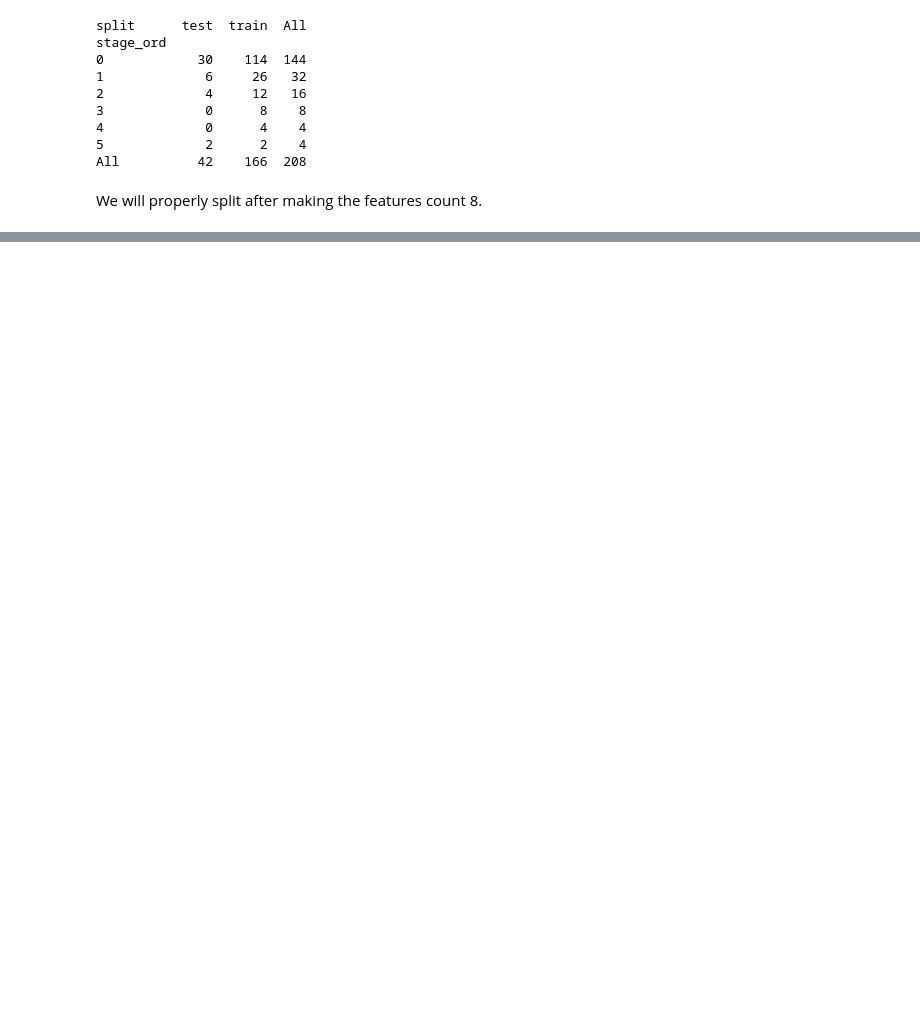
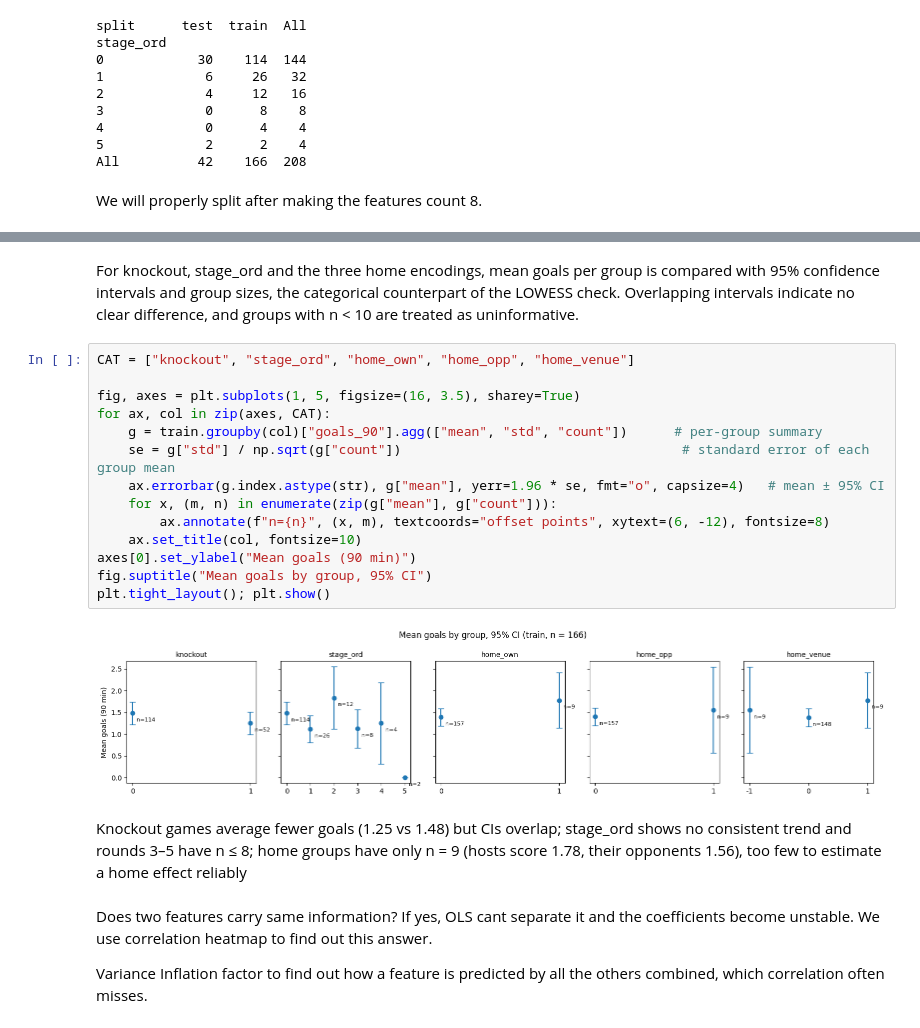
Before and after one commit to birat-timsina/HIT140_Group81, a Jupyter notebook: Assignment-3/Obj2.2/Obj2.2_model.ipynb, the cells around one changed output, grey strips where cells are left out. Saved outputs shown, nothing was run; the diff lists cells and outputs as text; blank space fills up the shorter version.

```diff
--- a/Assignment-3/Obj2.2/Obj2.2_model.ipynb
+++ b/Assignment-3/Obj2.2/Obj2.2_model.ipynb
@@ -65,0 +225,25 @@ We will properly split after making the features count 8.
+# %% [markdown]
+For knockout, stage_ord and the three home encodings, mean goals per group is compared with 95% confidence intervals and group sizes, the categorical counterpart of the LOWESS check.
+Overlapping intervals indicate no clear difference, and groups with n < 10 are treated as uninformative.
+# %%
+CAT = ["knockout", "stage_ord", "home_own", "home_opp", "home_venue"]
+
+fig, axes = plt.subplots(1, 5, figsize=(16, 3.5), sharey=True)
+for ax, col in zip(axes, CAT):
+    g = train.groupby(col)["goals_90"].agg(["mean", "std", "count"])      # per-group summary
+    se = g["std"] / np.sqrt(g["count"])                                    # standard error of each group mean
+    ax.errorbar(g.index.astype(str), g["mean"], yerr=1.96 * se, fmt="o", capsize=4)   # mean ± 95% CI
+    for x, (m, n) in enumerate(zip(g["mean"], g["count"])):
+        ax.annotate(f"n={n}", (x, m), textcoords="offset points", xytext=(6, -12), fontsize=8)
+    ax.set_title(col, fontsize=10)
+axes[0].set_ylabel("Mean goals (90 min)")
+fig.suptitle("Mean goals by group, 95% CI")
+plt.tight_layout(); plt.show()
+# %% [output]
+[figure, added]
+# %% [markdown]
+ Knockout games average fewer goals (1.25 vs 1.48) but CIs overlap; stage_ord shows no consistent trend and rounds 3–5 have n ≤ 8; home groups have only n = 9 (hosts score 1.78, their opponents 1.56), too few to estimate a home effect reliably
+# %% [markdown]
+Does two features carry same information? If yes, OLS cant separate it and the coefficients become unstable. We use correlation heatmap to find out this answer.
+
+Variance Inflation factor to find out how a feature is predicted by all the others combined, which correlation often misses.
```
Also changed, not shown: parts of 36 cells of this notebook.
